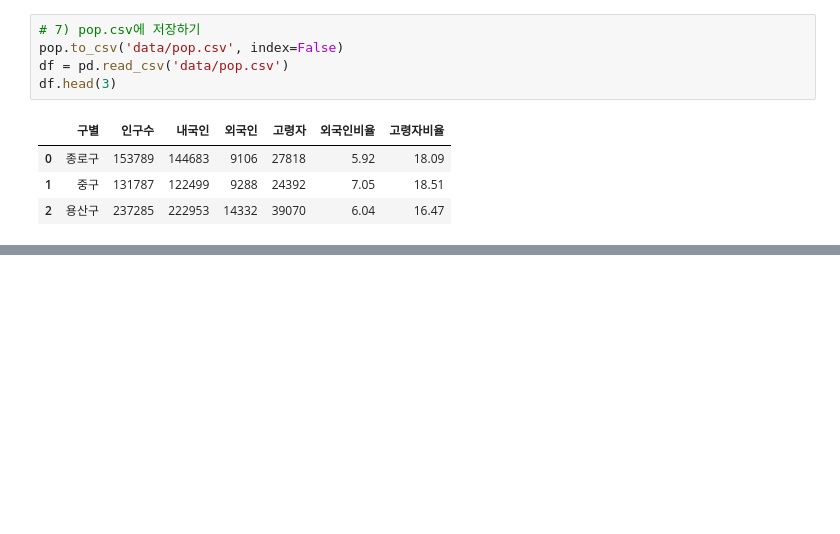
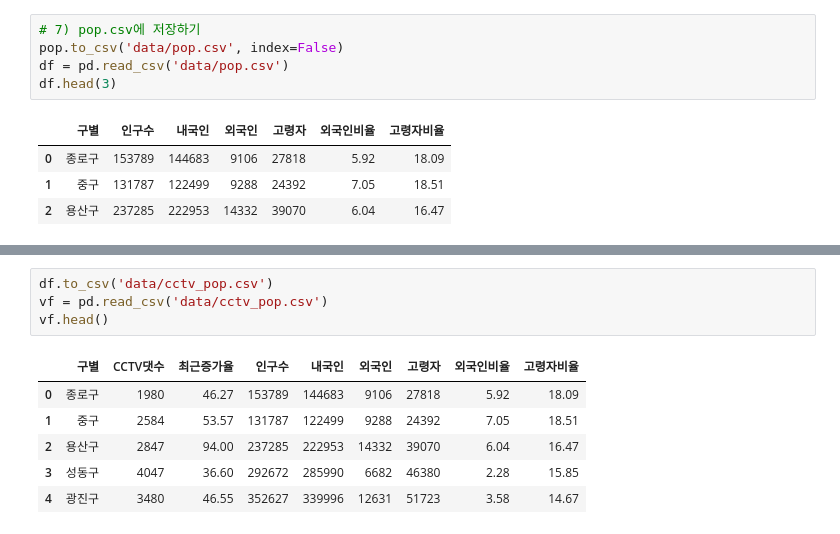
Before and after one commit to ckiekim/DataAnalysis_Lecture-2023.04, a Jupyter notebook: 02.Pandas/99.과제.ipynb, the cells around one changed output, grey strips where cells are left out. Cells and saved outputs as stored; diff of their text form; blank space fills up the shorter version.

```diff
--- a/02.Pandas/99.과제.ipynb
+++ b/02.Pandas/99.과제.ipynb
@@ -186,0 +212,11 @@ df.head(3)
+# %%
+df.to_csv('data/cctv_pop.csv')
+vf = pd.read_csv('data/cctv_pop.csv')
+vf.head()
+# %% [output]
+|  | 구별 | CCTV댓수 | 최근증가율 | 인구수 | 내국인 | 외국인 | 고령자 | 외국인비율 | 고령자비율 |
+| 0 | 종로구 | 1980 | 46.27 | 153789 | 144683 | 9106 | 27818 | 5.92 | 18.09 |
+| 1 | 중구 | 2584 | 53.57 | 131787 | 122499 | 9288 | 24392 | 7.05 | 18.51 |
+| 2 | 용산구 | 2847 | 94.00 | 237285 | 222953 | 14332 | 39070 | 6.04 | 16.47 |
+| 3 | 성동구 | 4047 | 36.60 | 292672 | 285990 | 6682 | 46380 | 2.28 | 15.85 |
+| 4 | 광진구 | 3480 | 46.55 | 352627 | 339996 | 12631 | 51723 | 3.58 | 14.67 |
```
Also changed, not shown: parts of 2 cells of this notebook, 5 other files.
